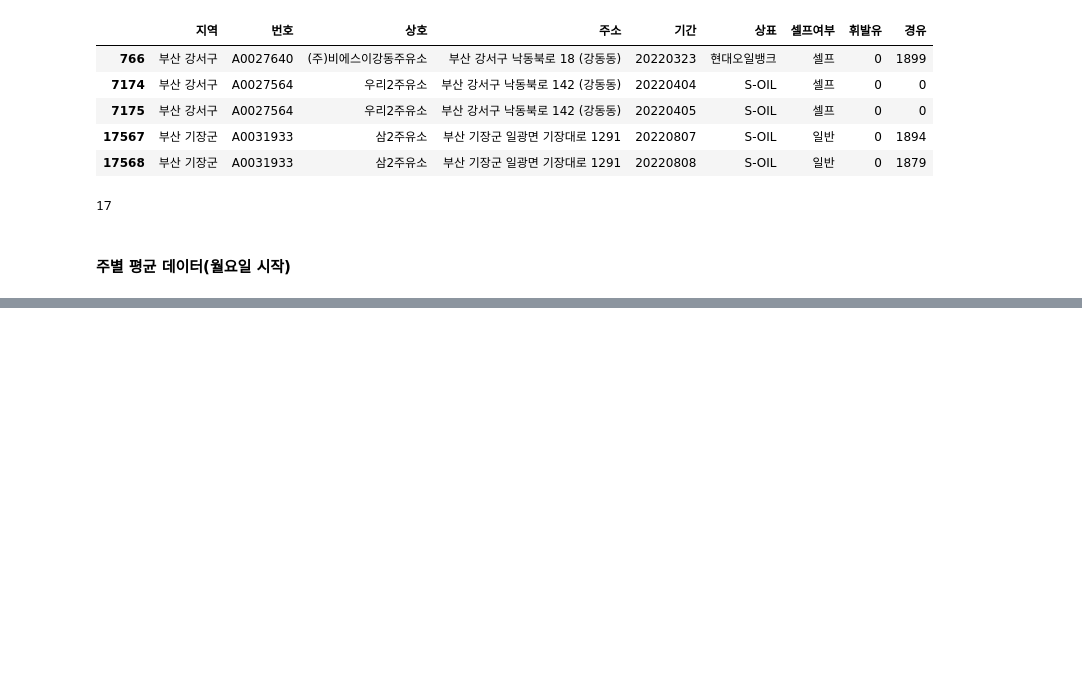
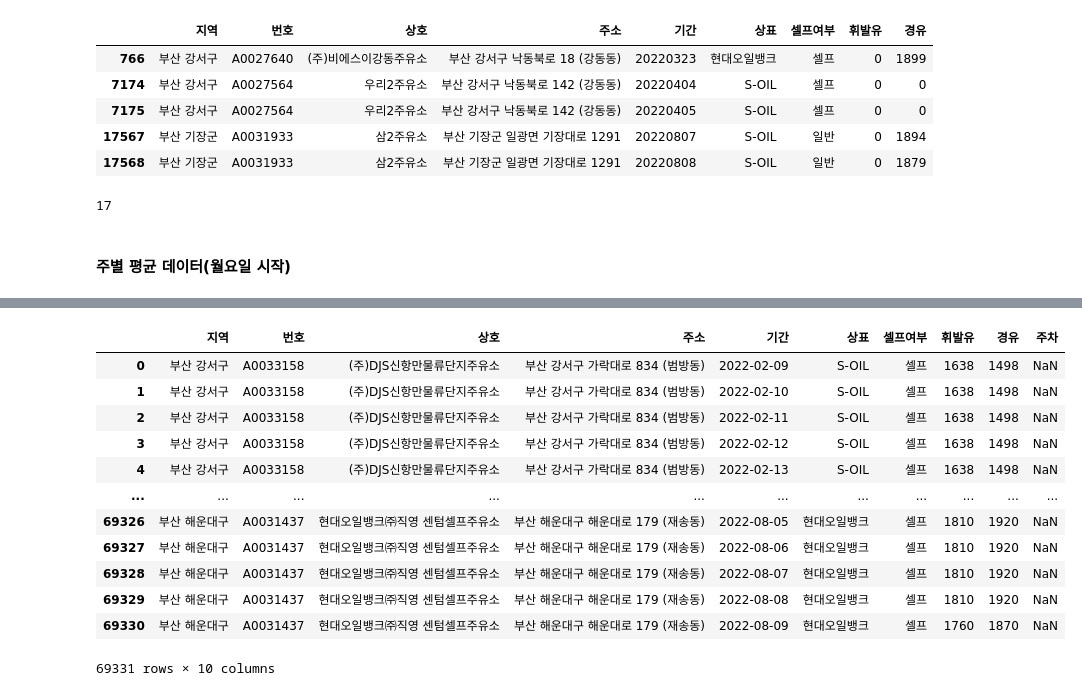
Before and after one commit to certainly-I/Busan-Oil-Price-Analysis, a Jupyter notebook: 주유소_전처리.ipynb, the cells around one changed output, grey strips where cells are left out. Drawn from its saved outputs; the diff is of its cells as text; code cells hidden in the pictures; blank space fills up the shorter version.

```diff
--- a/주유소_전처리.ipynb
+++ b/주유소_전처리.ipynb
@@ -100,0 +122,18 @@ len(data[data["경유"] == 0])
+# %%
+#int64->object->datetime 타입변경
+data['기간'] = pd.to_datetime(data['기간'].astype(str))
+data
+# %% [output]
+|  | 지역 | 번호 | 상호 | 주소 | 기간 | 상표 | 셀프여부 | 휘발유 | 경유 | 주차 |
+| 0 | 부산 강서구 | A0033158 | (주)DJS신항만물류단지주유소 | 부산 강서구 가락대로 834 (범방동) | 2022-02-09 | S-OIL | 셀프 | 1638 | 1498 | NaN |
+| 1 | 부산 강서구 | A0033158 | (주)DJS신항만물류단지주유소 | 부산 강서구 가락대로 834 (범방동) | 2022-02-10 | S-OIL | 셀프 | 1638 | 1498 | NaN |
+| 2 | 부산 강서구 | A0033158 | (주)DJS신항만물류단지주유소 | 부산 강서구 가락대로 834 (범방동) | 2022-02-11 | S-OIL | 셀프 | 1638 | 1498 | NaN |
+| 3 | 부산 강서구 | A0033158 | (주)DJS신항만물류단지주유소 | 부산 강서구 가락대로 834 (범방동) | 2022-02-12 | S-OIL | 셀프 | 1638 | 1498 | NaN |
+| 4 | 부산 강서구 | A0033158 | (주)DJS신항만물류단지주유소 | 부산 강서구 가락대로 834 (범방동) | 2022-02-13 | S-OIL | 셀프 | 1638 | 1498 | NaN |
+| ... | ... | ... | ... | ... | ... | ... | ... | ... | ... | ... |
+| 69326 | 부산 해운대구 | A0031437 | 현대오일뱅크㈜직영 센텀셀프주유소 | 부산 해운대구 해운대로 179 (재송동) | 2022-08-05 | 현대오일뱅크 | 셀프 | 1810 | 1920 | NaN |
+| 69327 | 부산 해운대구 | A0031437 | 현대오일뱅크㈜직영 센텀셀프주유소 | 부산 해운대구 해운대로 179 (재송동) | 2022-08-06 | 현대오일뱅크 | 셀프 | 1810 | 1920 | NaN |
+| 69328 | 부산 해운대구 | A0031437 | 현대오일뱅크㈜직영 센텀셀프주유소 | 부산 해운대구 해운대로 179 (재송동) | 2022-08-07 | 현대오일뱅크 | 셀프 | 1810 | 1920 | NaN |
+| 69329 | 부산 해운대구 | A0031437 | 현대오일뱅크㈜직영 센텀셀프주유소 | 부산 해운대구 해운대로 179 (재송동) | 2022-08-08 | 현대오일뱅크 | 셀프 | 1810 | 1920 | NaN |
+| 69330 | 부산 해운대구 | A0031437 | 현대오일뱅크㈜직영 센텀셀프주유소 | 부산 해운대구 해운대로 179 (재송동) | 2022-08-09 | 현대오일뱅크 | 셀프 | 1760 | 1870 | NaN |
+69331 rows × 10 columns
```
Also changed, not shown: parts of 9 cells of this notebook.
